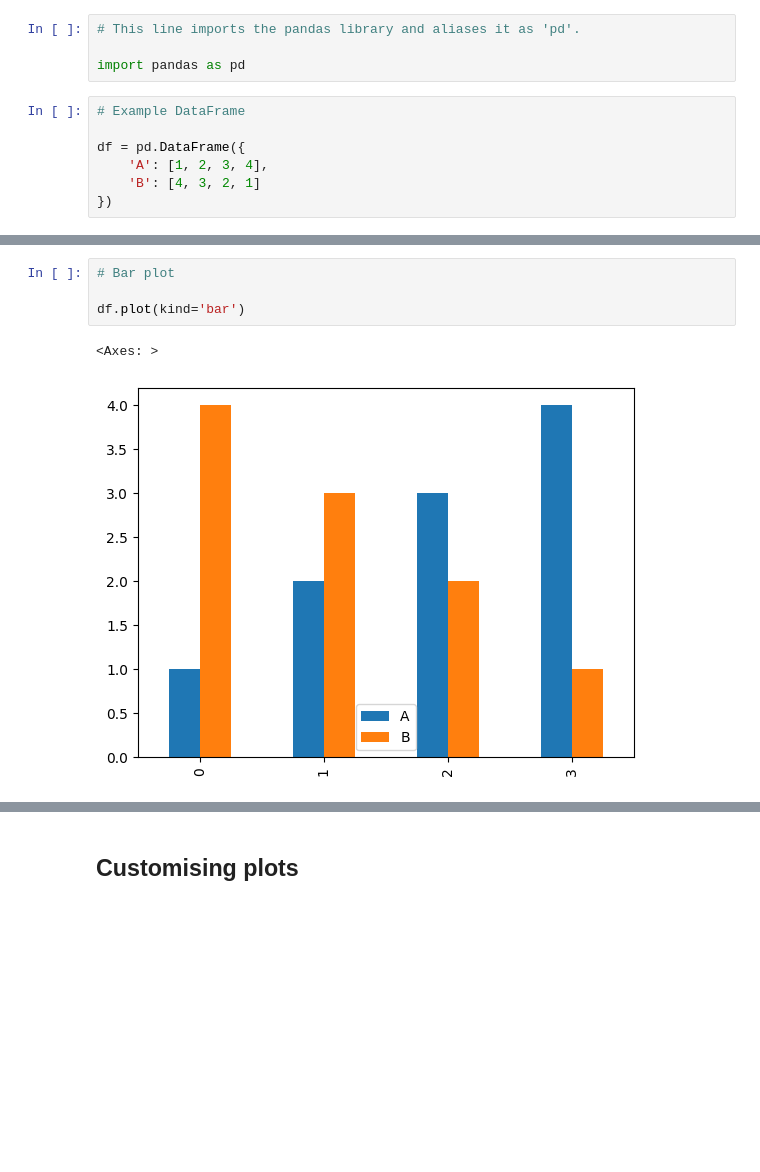
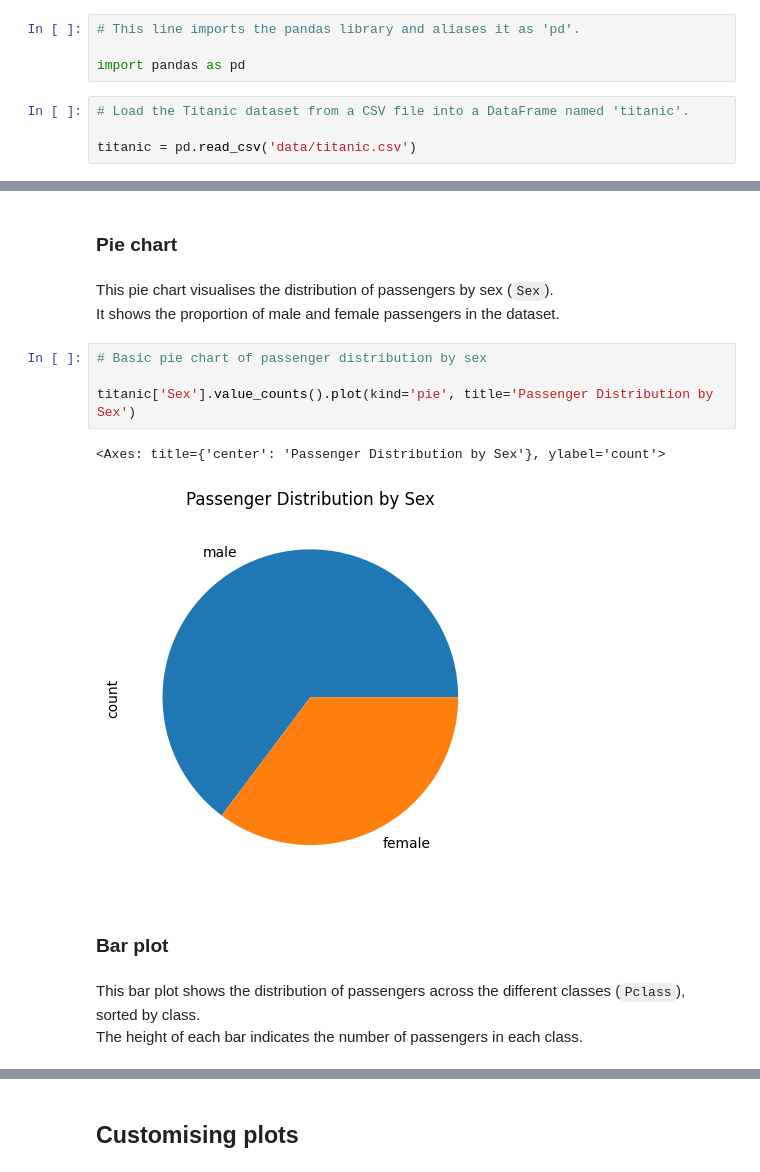
Before and after one commit to KUBDatalab/python, a Jupyter notebook: _sources/docs/pandas/05_pandas_plot.ipynb, the cells around one changed output, grey strips where cells are left out. Cells and saved outputs as stored; diff of their text form; blank space fills up the shorter version.

```diff
--- a/_sources/docs/pandas/05_pandas_plot.ipynb
+++ b/_sources/docs/pandas/05_pandas_plot.ipynb
@@ -48,9 +52,6 @@ We will not cover all the additional keyword arguments here, as this is just a q
 
 import pandas as pd
 # %%
-# Example DataFrame
+# Load the Titanic dataset from a CSV file into a DataFrame named 'titanic'.
 
-df = pd.DataFrame({
-    'A': [1, 2, 3, 4],
-    'B': [4, 3, 2, 1]
-})
+titanic = pd.read_csv('data/titanic.csv')
@@ -64,8 +58,18 @@ df.plot(kind='line')
+# %% [markdown]
+### Pie chart
+# %% [markdown]
+This pie chart visualises the distribution of passengers by sex (`Sex`).\
+It shows the proportion of male and female passengers in the dataset.
 # %%
-# Bar plot
+# Basic pie chart of passenger distribution by sex
 
-df.plot(kind='bar')
+titanic['Sex'].value_counts().plot(kind='pie', title='Passenger Distribution by Sex')
 # %% [output]
-<Axes: >
+<Axes: title={'center': 'Passenger Distribution by Sex'}, ylabel='count'>
-[figure, old version]
+[figure, new version]
+# %% [markdown]
+### Bar plot
+# %% [markdown]
+This bar plot shows the distribution of passengers across the different classes (`Pclass`), sorted by class.\
+The height of each bar indicates the number of passengers in each class.
 # %%
```
Also changed, not shown: parts of 10 cells of this notebook, 17 other files.
